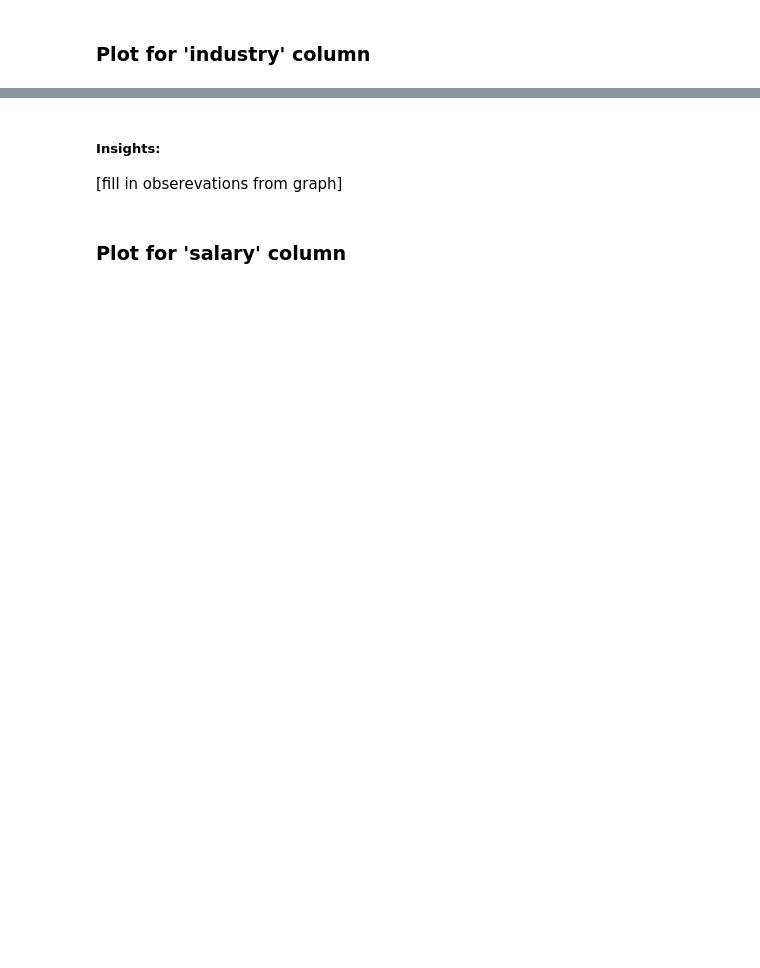
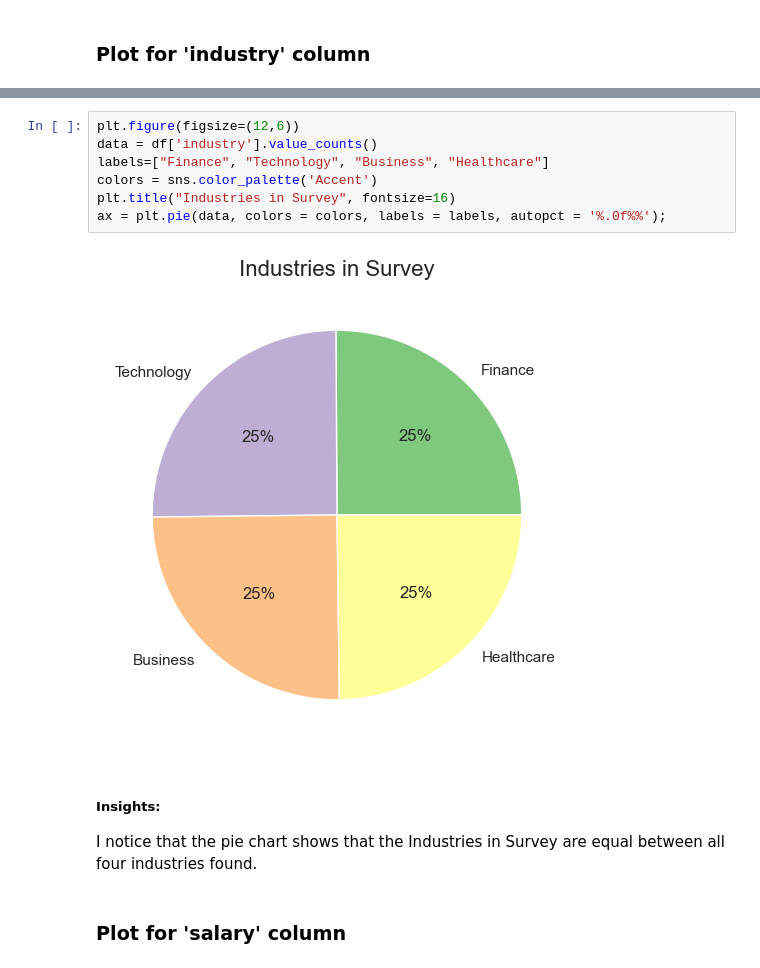
Before and after one commit to gracemcmanus97/Data-Proj-3, a Jupyter notebook: starter/Unit_3_-_EDA_.ipynb, the cells around one changed output, grey strips where cells are left out. Drawn from its saved outputs; the diff is of its cells as text; blank space fills up the shorter version.

```diff
--- a/starter/Unit_3_-_EDA_.ipynb
+++ b/starter/Unit_3_-_EDA_.ipynb
@@ -127,7 +144,16 @@ memory usage: 1.2+ MB
+# %%
+plt.figure(figsize=(12,6))
+data = df['industry'].value_counts()
+labels=["Finance", "Technology", "Business", "Healthcare"]
+colors = sns.color_palette('Accent')
+plt.title("Industries in Survey", fontsize=16)
+ax = plt.pie(data, colors = colors, labels = labels, autopct = '%.0f%%');
+# %% [output]
+[figure, added]
 # %% [markdown]
 ##### Insights:
 
-[fill in obserevations from graph]
+I notice that the pie chart shows that the Industries in Survey are equal between all four industries found.
 # %% [markdown]
 ### Plot for 'salary' column
 # %%
```
Also changed, not shown: parts of 76 cells of this notebook.
